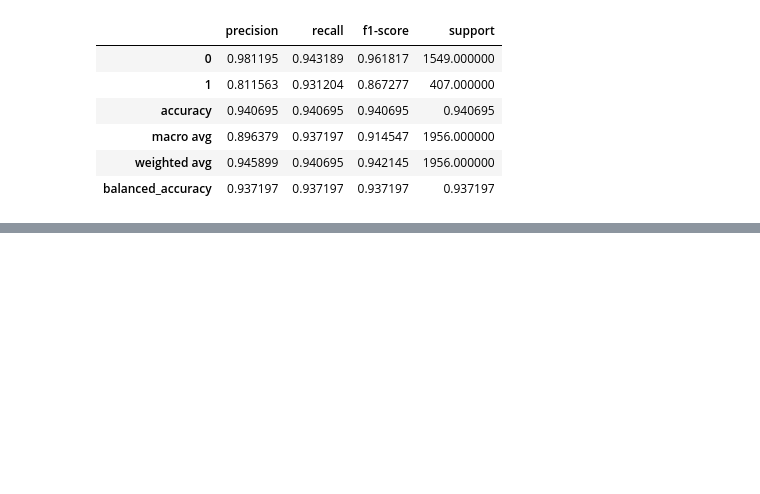
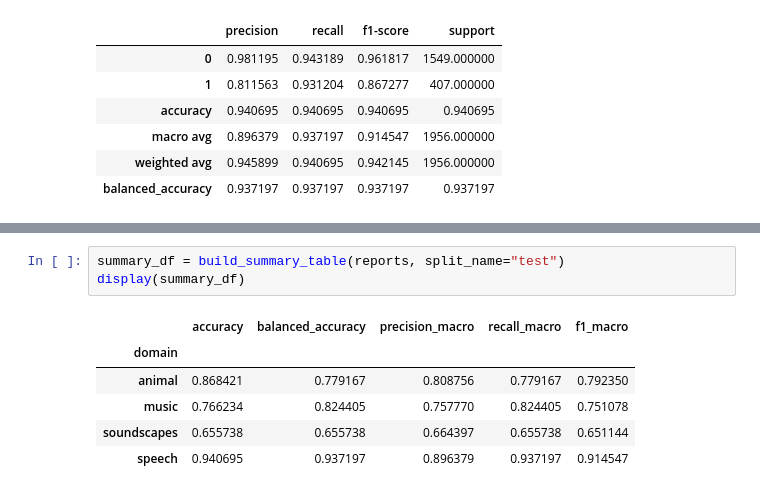
Before and after one commit to alicee127/master-thesis, a Jupyter notebook: test.ipynb, the cells around one changed output, grey strips where cells are left out. Saved outputs shown, nothing was run; the diff lists cells and outputs as text; blank space fills up the shorter version.

```diff
--- a/test.ipynb
+++ b/test.ipynb
@@ -107,0 +104,10 @@ save_confusion_matrices(trainer, splits)
+# %%
+summary_df = build_summary_table(reports, split_name="test")
+display(summary_df)
+# %% [output]
+|  | accuracy | balanced_accuracy | precision_macro | recall_macro | f1_macro |
+| domain |  |  |  |  |  |
+| animal | 0.868421 | 0.779167 | 0.808756 | 0.779167 | 0.792350 |
+| music | 0.766234 | 0.824405 | 0.757770 | 0.824405 | 0.751078 |
+| soundscapes | 0.655738 | 0.655738 | 0.664397 | 0.655738 | 0.651144 |
+| speech | 0.940695 | 0.937197 | 0.896379 | 0.937197 | 0.914547 |
```
Also changed, not shown: parts of 5 cells of this notebook, 6 other files.
